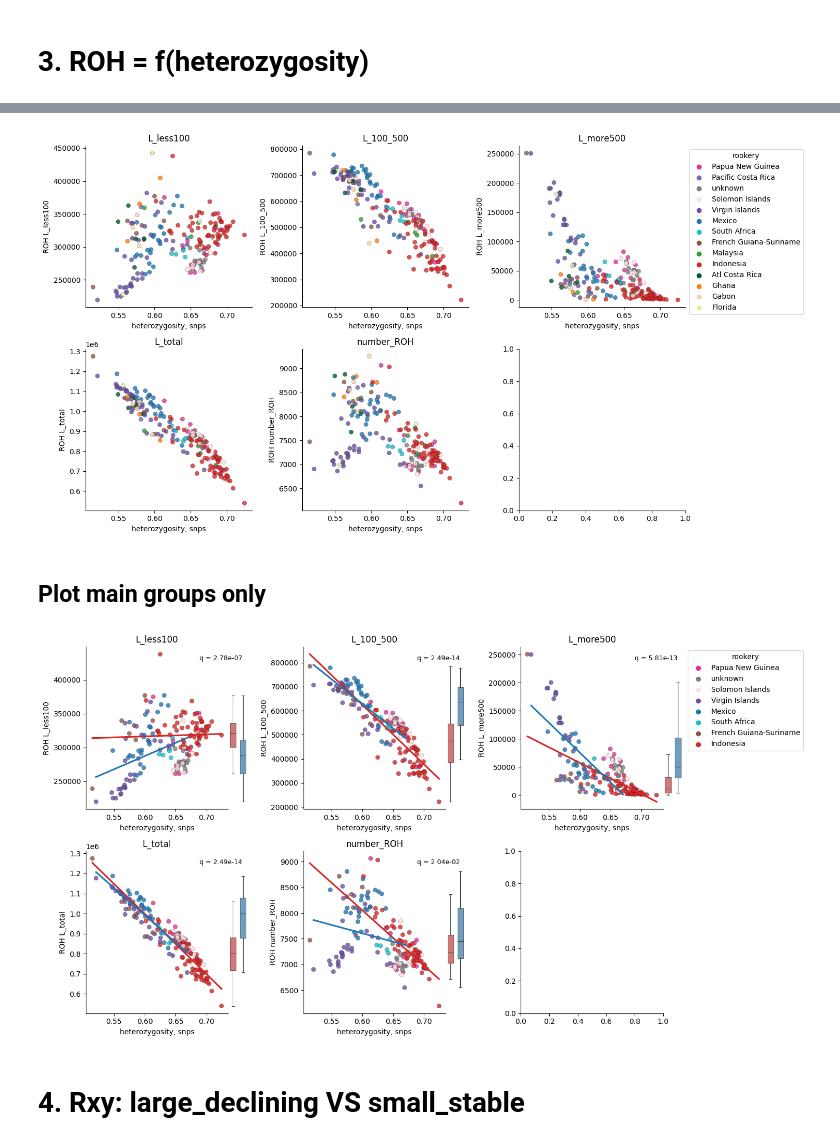
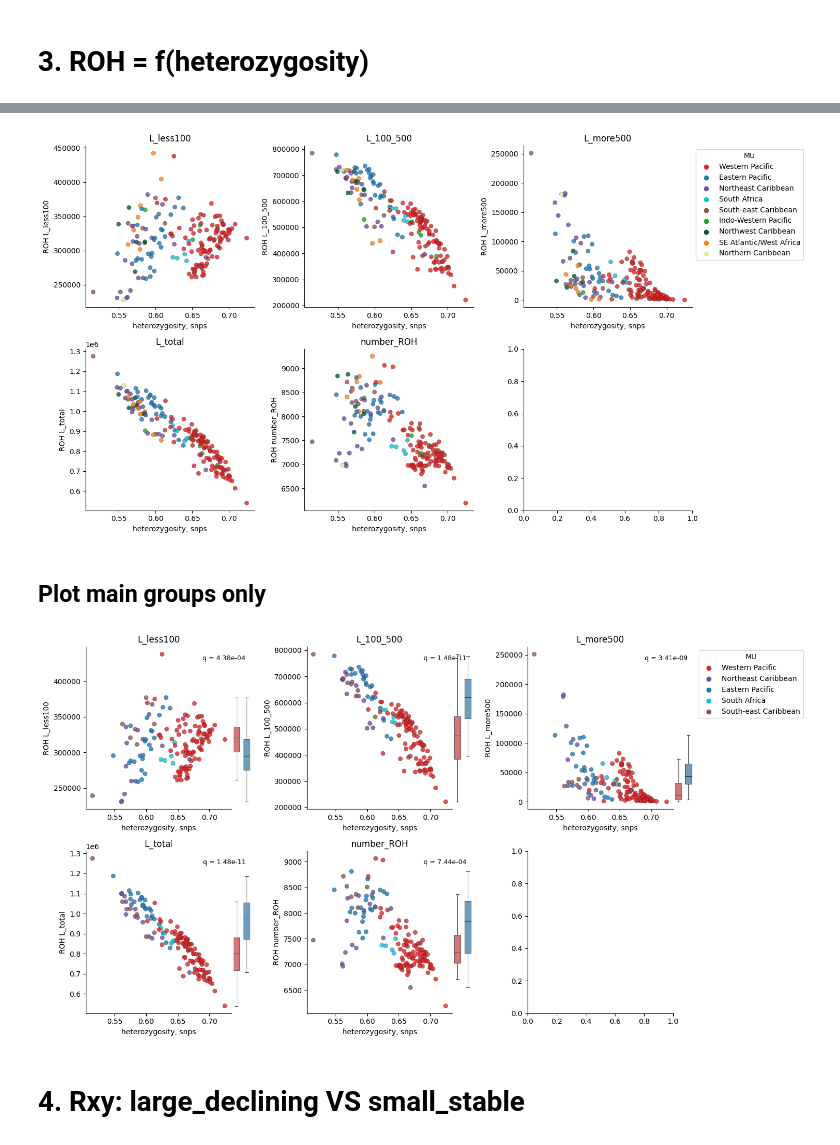
Before and after one commit to osipovarev/Leatherback_popgen, a Jupyter notebook: heterozygosity_analysis.ipynb, the cells around one changed output, grey strips where cells are left out. Saved outputs shown, nothing was run; the diff lists cells and outputs as text; code cells hidden in the pictures.

```diff
--- a/heterozygosity_analysis.ipynb
+++ b/heterozygosity_analysis.ipynb
@@ -49,7 +49,7 @@ rookery_palette_dict = {
     'Ghana': '#ff7f0e',
     'Gabon': '#fdd0a2',
     'French Guiana-Suriname': '#8c564b',
-    'Virgin Islands': '#6a51a3',
+    'Virgin Islands': '#d6eaf8',
     'Florida': '#d9f0a3',
     'na': '#000000',
     'unknown': '#7f7f7f'}
@@ -111,7 +111,7 @@ df_all.head(3)
 # %%
 fig, axes = plt.subplots(2, 2, figsize = (10, 8))
 
-groups = ['MU', 'rookery']
+groups = ['MU', 'group']
 variants = set(df_all['variants'])
 
 for j in range(len(groups)):
@@ -121,10 +121,10 @@ for j in range(len(groups)):
         dfi = df_all[df_all['variants'] == variant]
         dfi = dfi[dfi['exclude'] == 'include']
         group = groups[j]
-        p = color_dict[group]
+        p = color_dict['MU']
 
-        sns.boxplot(ax=axi, data=dfi, x='group', y='f_hets', showfliers=False, color="lightgrey")
-        sns.stripplot(ax=axi, data=dfi, x='group', y='f_hets', hue=group,
+        sns.boxplot(ax=axi, data=dfi, x=group, y='f_hets', showfliers=False, color="lightgrey")
+        sns.stripplot(ax=axi, data=dfi, x=group, y='f_hets', hue='MU',
                       alpha=0.8, s=4, linewidth=0.2, palette=p)
 
         plt.setp(axi.get_xticklabels(), rotation=45, ha="right", rotation_mode="anchor")
@@ -376,9 +376,17 @@ dir_path = '/Users/osipova/Documents/LabDocs/Leatherback_popgen/'
 file_name = 'ROH_222/all_samples_binned_ROH.tsv'
 file_data = glob(dir_path + file_name)[0]
 df_roh = pd.read_csv(file_data, sep='\t')
+## ROH Lengths
 df_roh['L_total'] = df_roh['L_less100'] + df_roh['L_100_500'] + df_roh['L_more500']
+df_roh['L_less500'] = df_roh['L_total'] - df_roh['L_100_500']
+
+## ROH numbers
+df_roh['number_ROH'] = df_roh['N_less100'] + df_roh['N_100_500'] + df_roh['N_more500']
+df_roh['L_ave'] = df_roh['L_total'] / df_roh['number_ROH']
 
 ## Assign location to each sample
 df_all_roh = pd.merge(df_roh, df_all, on='sample')
+
+df_all_roh['exclude'] = df_all_roh['exclude'].fillna('include')
 df_all_roh.head(3)
 # %% [output]
@@ -389,6 +398,7 @@ df_all_roh.head(3)
 # %%
 fig, axes = plt.subplots(2, 3, figsize = (15, 8))
-p = color_dict['rookery']
+group = 'MU'
+p = color_dict[group]
 
 ## select only one round of PLINK ROH params
 q = 20
@@ -425,7 +435,7 @@ fig.tight_layout()
 pdf_name = 'ROH_by_class_heterozygosity.all.pdf'
 fig.savefig(pdf_name, bbox_inches='tight')
 # %% [output]
-[figure, old version]
+[figure, new version]
 # %% [markdown]
 ## Plot main groups only
 # %%
@@ -453,7 +463,7 @@ values = ['L_less100', 'L_100_500', 'L_more500', 'L_total', 'number_ROH']
 g1 = 'larger_declining'
 g2 = 'small_stable'
 pops = [g1, g2]
-group = 'rookery'
+group = 'MU'
 
 # define colors
 p = color_dict[group]
@@ -472,8 +482,8 @@ for k in range(len(values)):
     dfi = df_temp[df_temp['group'].isin(pops)]
 
     # Scatterplot + regression lines
-    sns.regplot(ax=ax_main, data=dfi[dfi['group'] == g1], x='f_hets', y=v, scatter=False, color=c1, ci=None)
-    sns.regplot(ax=ax_main, data=dfi[dfi['group'] == g2], x='f_hets', y=v, scatter=False, color=c2, ci=None)
+#     sns.regplot(ax=ax_main, data=dfi[dfi['group'] == g1], x='f_hets', y=v, scatter=False, color=c1, ci=None)
+#     sns.regplot(ax=ax_main, data=dfi[dfi['group'] == g2], x='f_hets', y=v, scatter=False, color=c2, ci=None)
 
     sns.scatterplot(ax=ax_main, data=dfi, x='f_hets', y=v, hue=group,
                     alpha=0.8, edgecolor='k', linewidth=0.2, palette=p)
@@ -489,34 +499,34 @@ for k in range(len(values)):
 
     sns.boxplot(ax=ax_inset, data=dfi, y=v, x='group', boxprops=dict(alpha=.7),
                 width=0.6, fliersize=0, linewidth=0.8, palette=p0)
 
     # Cleanup inset axis
     ax_inset.set_xticks([])
     ax_inset.set_xlabel('')
     ax_inset.set_ylabel('')
     ax_inset.set_yticks([])
     ax_inset.set_frame_on(False)
 
     # Match y-axis range to main axis for alignment
     ax_inset.set_ylim(ax_main.get_ylim())
 
     # Add FDR above the plot
     qval = value_to_qval[v]
     ax_main.text(0.95, 0.95, f"q = {qval:.2e}", ha='center', va='top',
                  fontsize=9, transform=ax_main.transAxes)
     # Legend
     if i != 2:
         ax_main.get_legend().set_visible(False)
     else:
         sns.move_legend(ax_main, "upper left", bbox_to_anchor=(1.15, 1))
 
 sns.despine()
 fig.tight_layout()
 
 pdf_name = 'ROH_by_class_heterozygosity.L_S.pdf'
 fig.savefig(pdf_name, bbox_inches='tight')
 # %% [output]
-[figure, old version]
+[figure, new version]
 # %% [markdown]
 # 4. Rxy: large_declining VS small_stable
 # %%
```
Also changed, not shown: parts of 5 cells of this notebook, 8 other files.
